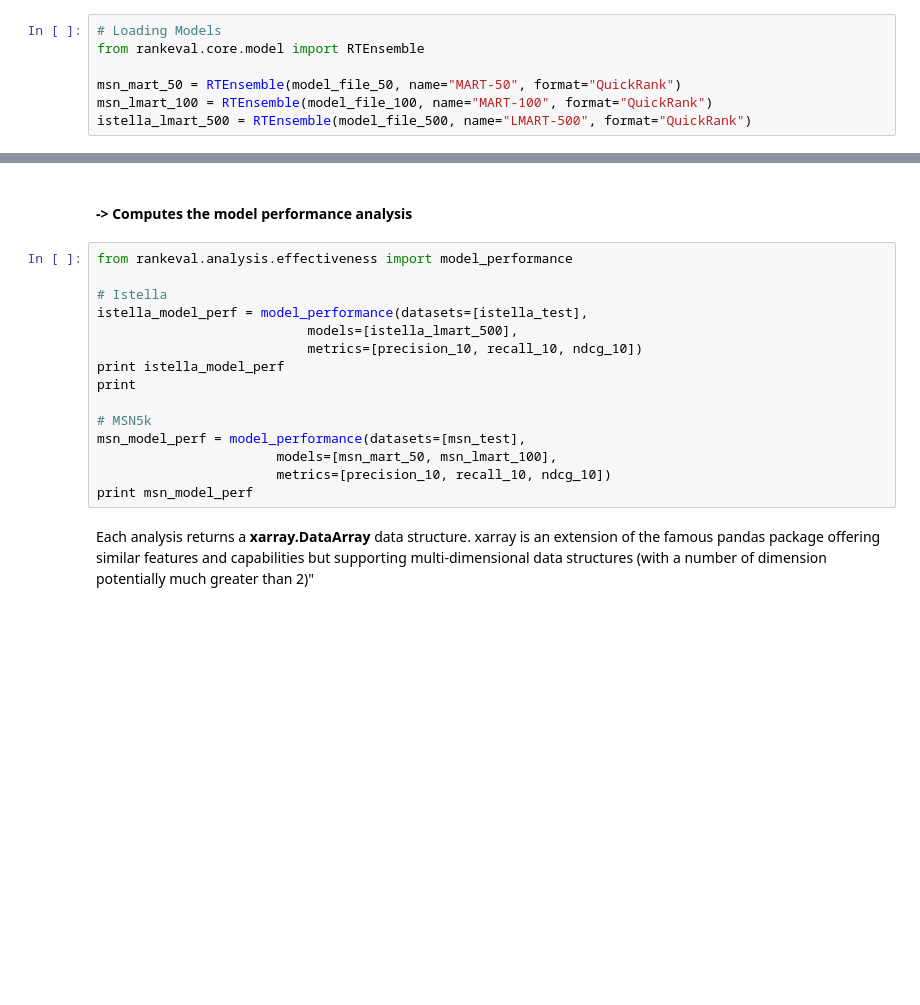
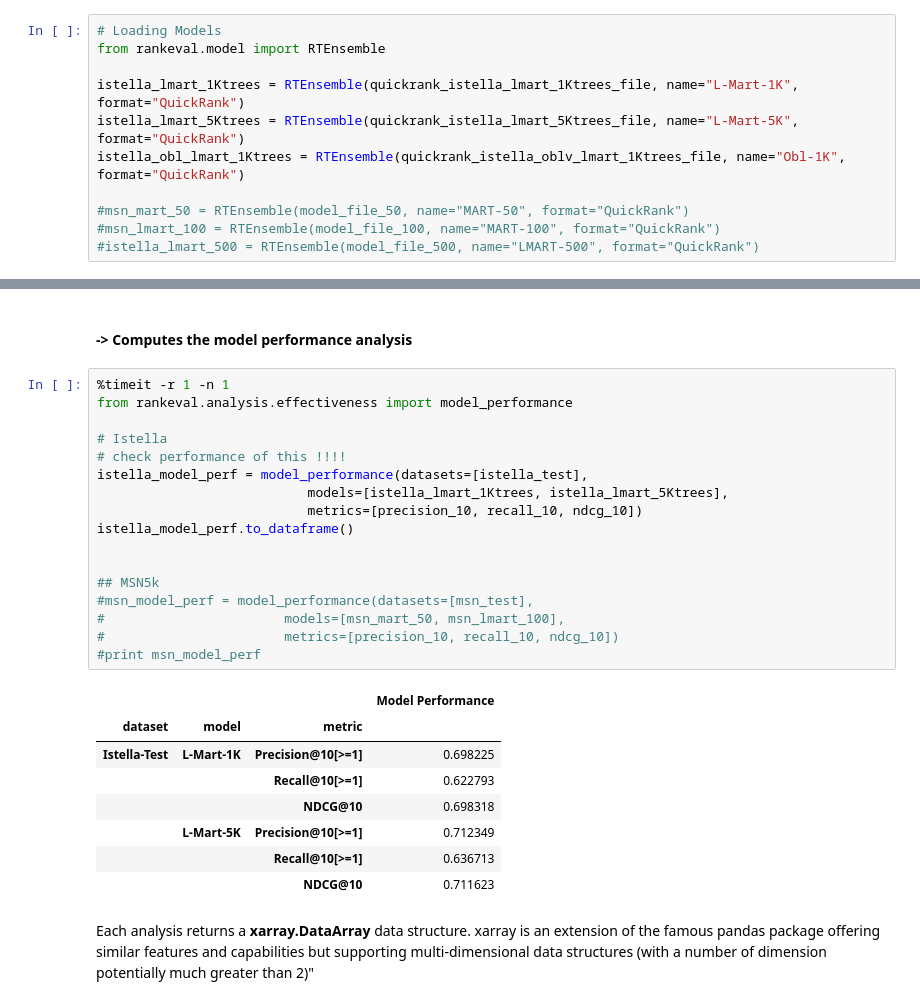
Before and after one commit to hpclab/rankeval, a Jupyter notebook: notebooks/RankEval - Effectiveness Analysis.ipynb, the cells around one changed output, grey strips where cells are left out. Saved outputs shown, nothing was run; the diff lists cells and outputs as text; blank space fills up the shorter version.

```diff
--- a/notebooks/RankEval - Effectiveness Analysis.ipynb
+++ b/notebooks/RankEval - Effectiveness Analysis.ipynb
@@ -50,9 +56,13 @@ model_file_500 = "/Users/muntean/Documents/workspace/quickranktestdata/tiscali/l
 # Loading models, datasets from file
 # %%
 # Loading Models
-from rankeval.core.model import RTEnsemble
+from rankeval.model import RTEnsemble
 
-msn_mart_50 = RTEnsemble(model_file_50, name="MART-50", format="QuickRank")
-msn_lmart_100 = RTEnsemble(model_file_100, name="MART-100", format="QuickRank")
-istella_lmart_500 = RTEnsemble(model_file_500, name="LMART-500", format="QuickRank")
+istella_lmart_1Ktrees = RTEnsemble(quickrank_istella_lmart_1Ktrees_file, name="L-Mart-1K", format="QuickRank")
+istella_lmart_5Ktrees = RTEnsemble(quickrank_istella_lmart_5Ktrees_file, name="L-Mart-5K", format="QuickRank")
+istella_obl_lmart_1Ktrees = RTEnsemble(quickrank_istella_oblv_lmart_1Ktrees_file, name="Obl-1K", format="QuickRank")
+
+#msn_mart_50 = RTEnsemble(model_file_50, name="MART-50", format="QuickRank")
+#msn_lmart_100 = RTEnsemble(model_file_100, name="MART-100", format="QuickRank")
+#istella_lmart_500 = RTEnsemble(model_file_500, name="LMART-500", format="QuickRank")
 # %%
@@ -86,19 +100,30 @@ Evaluate the effectiveness of a set of models over several datasets and using a
 # %% [markdown]
 #### -> Computes the model performance analysis
 # %%
+%timeit -r 1 -n 1
 from rankeval.analysis.effectiveness import model_performance
 
 # Istella
+# check performance of this !!!!
 istella_model_perf = model_performance(datasets=[istella_test],
-                           models=[istella_lmart_500],
+                           models=[istella_lmart_1Ktrees, istella_lmart_5Ktrees],
                            metrics=[precision_10, recall_10, ndcg_10])
-print istella_model_perf
-print
+istella_model_perf.to_dataframe()
 
-# MSN5k
-msn_model_perf = model_performance(datasets=[msn_test],
-                       models=[msn_mart_50, msn_lmart_100],
-                       metrics=[precision_10, recall_10, ndcg_10])
-print msn_model_perf
+
+## MSN5k
+#msn_model_perf = model_performance(datasets=[msn_test],
+#                       models=[msn_mart_50, msn_lmart_100],
+#                       metrics=[precision_10, recall_10, ndcg_10])
+#print msn_model_perf
+# %% [output]
+|  |  |  | Model Performance |
+| dataset | model | metric |  |
+| Istella-Test | L-Mart-1K | Precision@10[>=1] | 0.698225 |
+|  |  | Recall@10[>=1] | 0.622793 |
+|  |  | NDCG@10 | 0.698318 |
+|  | L-Mart-5K | Precision@10[>=1] | 0.712349 |
+|  |  | Recall@10[>=1] | 0.636713 |
+|  |  | NDCG@10 | 0.711623 |
 # %% [markdown]
 Each analysis returns a **xarray.DataArray** data structure. xarray is an extension of the famous pandas package offering similar features and capabilities but supporting multi-dimensional data structures (with a number of dimension potentially much greater than 2)"
```
Also changed, not shown: parts of 14 cells of this notebook, 3 other files.
